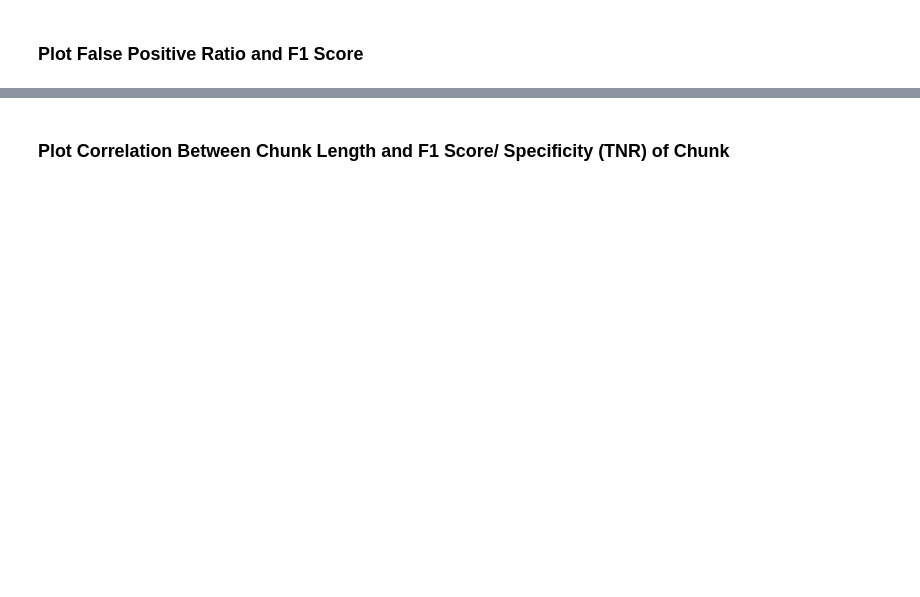
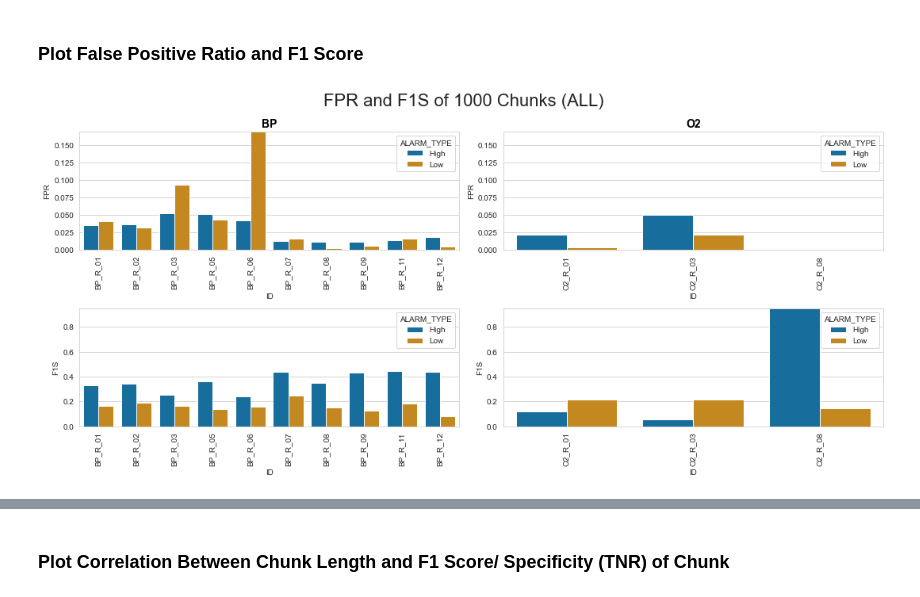
Before and after one commit to denise97/dhl2021, a Jupyter notebook: mimic_prediction_rnn/analysis_models_and_chunks.ipynb, the cells around one changed output, grey strips where cells are left out. Drawn from its saved outputs; the diff is of its cells as text; code cells hidden in the pictures; blank space fills up the shorter version.

```diff
--- a/mimic_prediction_rnn/analysis_models_and_chunks.ipynb
+++ b/mimic_prediction_rnn/analysis_models_and_chunks.ipynb
@@ -218,43 +307,45 @@ plotdata = result_matrix_models.replace(['_H', '_L'], ['', ''], regex=True)
 sns.set_style('whitegrid')
 fig, axs = plt.subplots(
     nrows=2,
-    ncols=3,
+    ncols=n_cols,
     figsize=(15, 7),
     dpi=72
     )
 
-plt.suptitle(f'FPR and F1S of {n_chunks} Chunks', fontsize=22)
+plt.suptitle(f'FPR and F1S of {n_chunks} Chunks ({style.replace("_", " ").upper()})', fontsize=22)
 
 # Define y-limits
 fpr_ylimits = [0, max(result_matrix_models.FPR)]
 f1s_ylimits = [0, max(result_matrix_models.F1S)]
 
 # Actual plot
-for i, parameter in enumerate(['HR', 'BP', 'O2']):
+for i, parameter in enumerate(available_parameters):
 
     sns.barplot(
         ax=axs[0, i],
         data=plotdata[plotdata.PARAMETER == parameter],
         x='ID',
         y='FPR',
         hue='ALARM_TYPE',
         palette=sns.color_palette('colorblind'),
         ci=None)
     axs[0, i].set_title(str(parameter), fontweight='bold', color= 'black', fontsize=14)
     axs[0, i].set_ylim(fpr_ylimits)
     axs[0, i].set_xticklabels(axs[0, i].get_xticklabels(), rotation=90)
 
     sns.barplot(
         ax=axs[1, i],
         data=plotdata[plotdata.PARAMETER == parameter],
         x='ID',
         y='F1S',
         hue='ALARM_TYPE',
         palette=sns.color_palette('colorblind'),
         ci=None)
     axs[1, i].set_ylim(f1s_ylimits)
     axs[1, i].set_xticklabels(axs[1, i].get_xticklabels(), rotation=90)
 
 fig.tight_layout()
 plt.show(fig)
-#fig.savefig(f'../../plots/darts/{n_chunks}_chunks/fpr_f1s_model_result_matrix.png', dpi=1200)
+#fig.savefig(f'../../plots/darts/{n_chunks}_chunks/{style}/fpr_f1s_model_result_matrix.png', dpi=1200)
+# %% [output]
+[figure, added]
```
Also changed, not shown: parts of 17 cells of this notebook, 4 other files.
